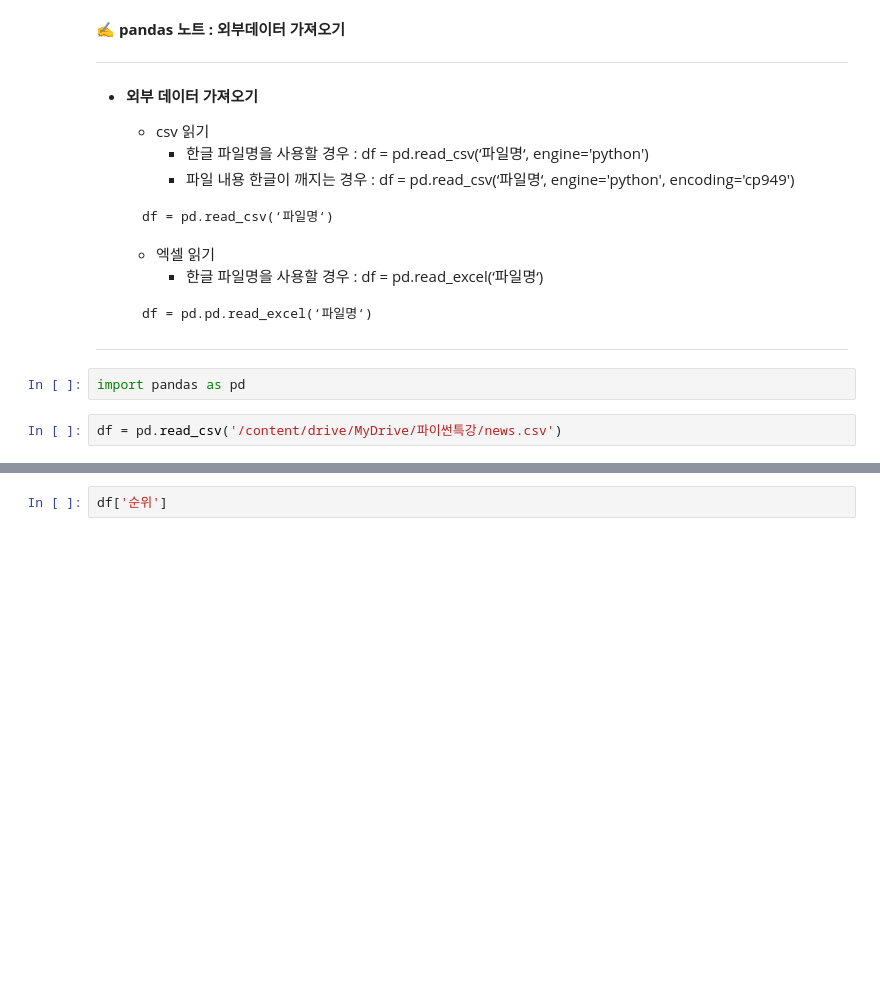
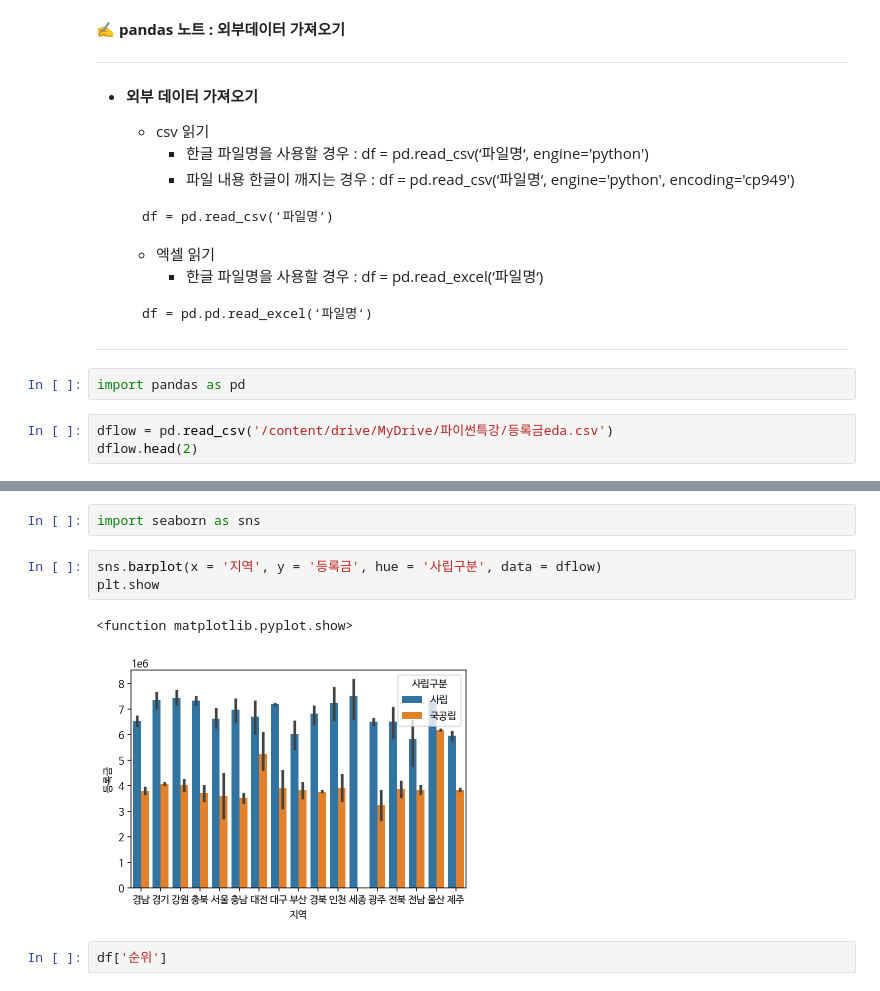
Before and after one commit to YooSangH0/2021_codelab, a Jupyter notebook: 04_codelab4_seaborn.ipynb, the cells around one changed output, grey strips where cells are left out. Saved outputs shown, nothing was run; the diff lists cells and outputs as text; blank space fills up the shorter version.

```diff
--- a/04_codelab4_seaborn.ipynb
+++ b/04_codelab4_seaborn.ipynb
@@ -72,4 +72,5 @@ Mounted at /content/drive
 # %%
 import pandas as pd
 # %%
-df = pd.read_csv('/content/drive/MyDrive/파이썬특강/news.csv')
+dflow = pd.read_csv('/content/drive/MyDrive/파이썬특강/등록금eda.csv')
+dflow.head(2)
@@ -85,3 +101,11 @@ df.head()
+# %%
+import seaborn as sns
+# %%
+sns.barplot(x = '지역', y = '등록금', hue = '사립구분', data = dflow)
+plt.show
+# %% [output]
+<function matplotlib.pyplot.show>
+[figure, added]
 # %%
 df['순위']
 # %%
```
Also changed, not shown: parts of 4 cells of this notebook.
